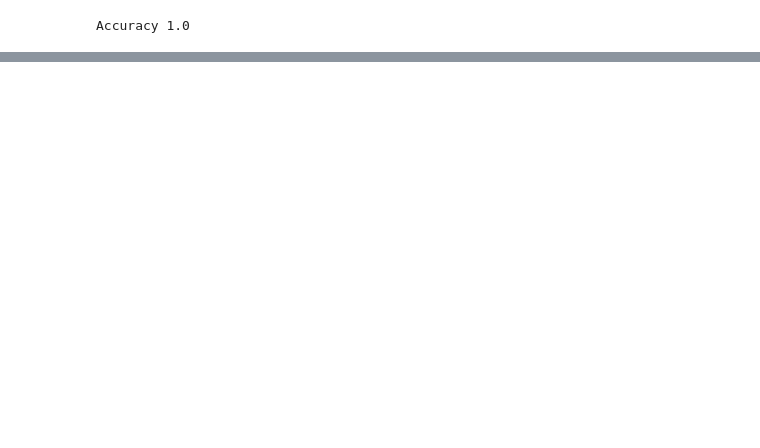
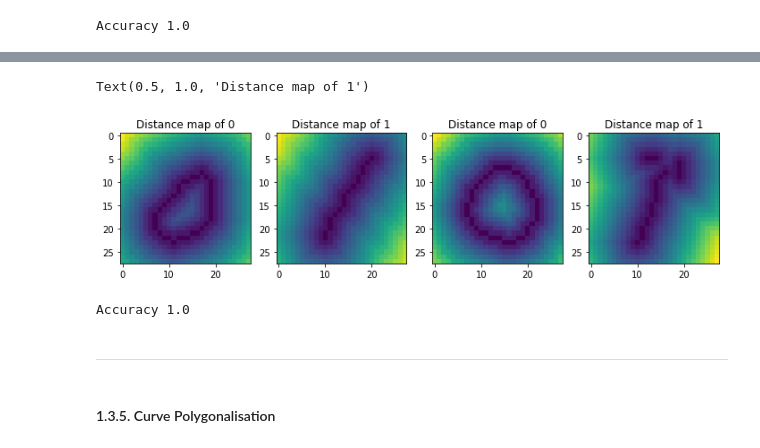
Before and after one commit to JelenaBanjac/image-analysis, a Jupyter notebook: labs/lab_02_object_description.ipynb, the cells around one changed output, grey strips where cells are left out. Saved outputs shown, nothing was run; the diff lists cells and outputs as text; code cells hidden in the pictures; blank space fills up the shorter version.

```diff
--- a/labs/lab_02_object_description.ipynb
+++ b/labs/lab_02_object_description.ipynb
@@ -501,0 +577,45 @@ Accuracy 1.0
+# %%
+# Create distance map for reference images
+distance_maps = [
+    [ distance_map(get_morphological_skeleton(X_data[y_data == 0][0])), distance_map(get_morphological_skeleton(X_data[y_data == 0][6])) ],
+    [ distance_map(get_morphological_skeleton(X_data[y_data == 1][0])), distance_map(get_morphological_skeleton(X_data[y_data == 1][8])) ]
+]
+
+fig, ax = plt.subplots(1, 4, figsize=(12, 5))
+ax[0].imshow(distance_maps[0][0])
+ax[0].set_title('Distance map of 0')
+ax[1].imshow(distance_maps[1][0])
+ax[1].set_title('Distance map of 1')
+ax[2].imshow(distance_maps[0][1])
+ax[2].set_title('Distance map of 0')
+ax[3].imshow(distance_maps[1][1])
+ax[3].set_title('Distance map of 1')
+# %% [output]
+Text(0.5, 1.0, 'Distance map of 1')
+[figure, added]
+# %%
+x0 = [0, 0, 0]
+bounds = [(-20, 20), (-3, 3), (-3, 3)]
+
+correct = 0
+for i, (X, y) in enumerate(zip(X_data, y_data)):
+    res_min = [np.inf, np.inf]
+
+    for dist_number in range(len(distance_maps)):
+        for dist_map in distance_maps[dist_number]:
+            res = minimize(ls_func, x0, args=(dist_map, X), method='Powell')
+            #res = differential_evolution(ls_func, bounds, args=(dist_map_0, im), maxiter=1)
+            if res.fun < res_min[dist_number]:
+                res_min[dist_number] = res.fun
+
+    detected = 1 if res_min[1] < res_min[0] else 0
+    correct += detected == y
+    # print(f'Expected {y} detected {detected}')
+
+print(f'Accuracy {correct / len(X_data)}')
+# %% [output]
+Accuracy 1.0
+# %% [markdown]
+---
+# %% [markdown]
+#### 1.3.5. Curve Polygonalisation
```
Also changed, not shown: parts of 35 cells of this notebook, 1 other file.
